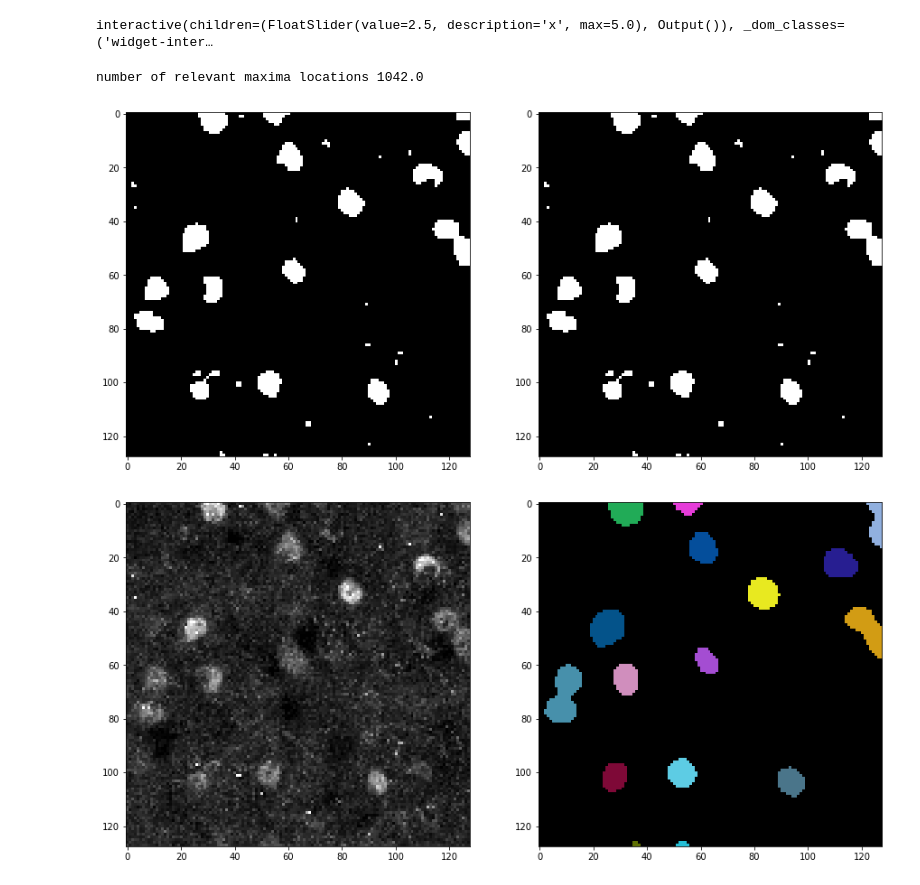
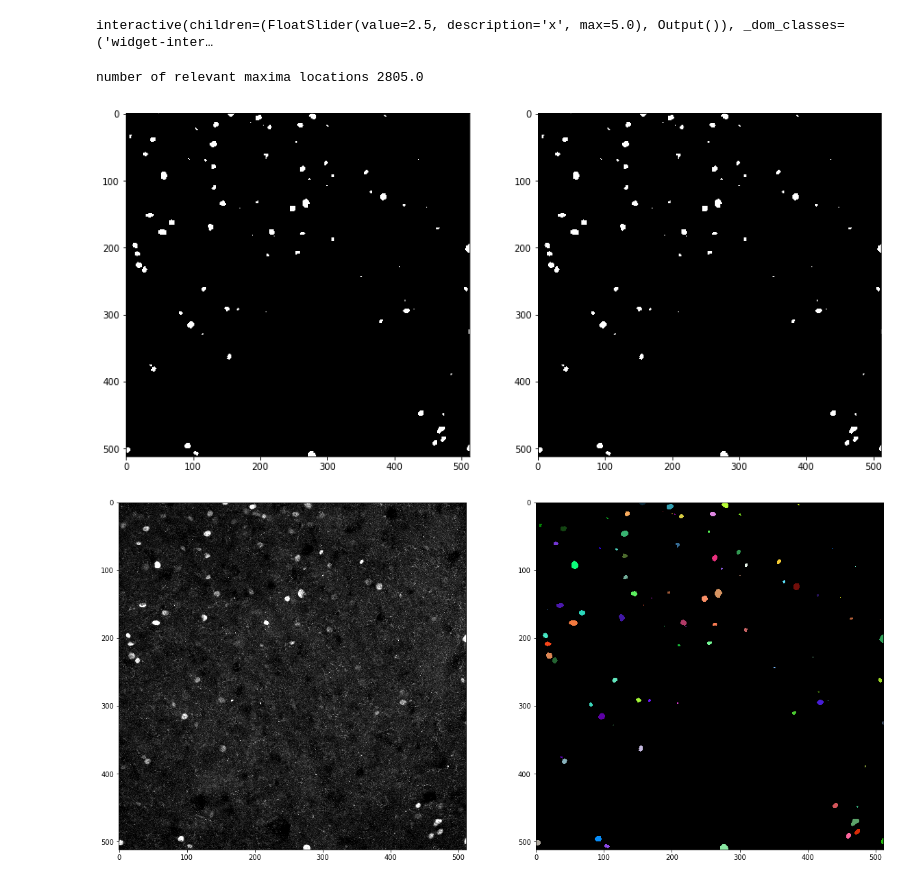
Before and after one commit to Ashu156/Image-Processing, a Jupyter notebook: Image_processing_basics.ipynb, the cells around one changed output. Saved outputs shown, nothing was run; the diff lists cells and outputs as text; code cells hidden in the pictures.

```diff
--- a/Image_processing_basics.ipynb
+++ b/Image_processing_basics.ipynb
@@ -200,6 +131,6 @@ image_slicer.save_tiles(tiles, directory='/gdrive/MyDrive/',\
 # %%
 # Load image from gdrive
-img = io.imread('/gdrive/MyDrive/MAX_C2-SD2 BLA 20X 1-1_01_03.png')
+img = io.imread('/gdrive/MyDrive/deepflash2-paper/data/Amygdala/SD7 TM/MAX_C2-SD7 TM BLA 20X BA 1-1.tif')
 
 # Convert RGB image to a grayscaled image
 from skimage.color import rgb2gray
@@ -274,14 +205,14 @@ fig, axs = plt.subplots(1, 2, figsize=(15, 15))
 cle.imshow(img_thresh, plot=axs[0], color_map='gray')
 cle.imshow(img_relevant_maxima, plot=axs[1], color_map='gray')
 # %% [output]
-number of relevant maxima locations 1042.0
+number of relevant maxima locations 2805.0
-[figure, old version]
+[figure, new version]
 # %%
 #Step 4: Separate maxima locations into labels using masked voronoi
 voronoi_separation = cle.masked_voronoi_labeling(img_relevant_maxima, img_thresh)
 
-fig, axs = plt.subplots(1, 2, figsize=(15, 15))
+fig, axs = plt.subplots(1, 2, figsize=(20, 20))
 cle.imshow(img, plot=axs[0], color_map='gray')
 cle.imshow(voronoi_separation, labels=True, plot=axs[1])
 # %% [output]
-[figure, old version]
+[figure, new version]
```
Also changed, not shown: parts of 14 cells of this notebook.
